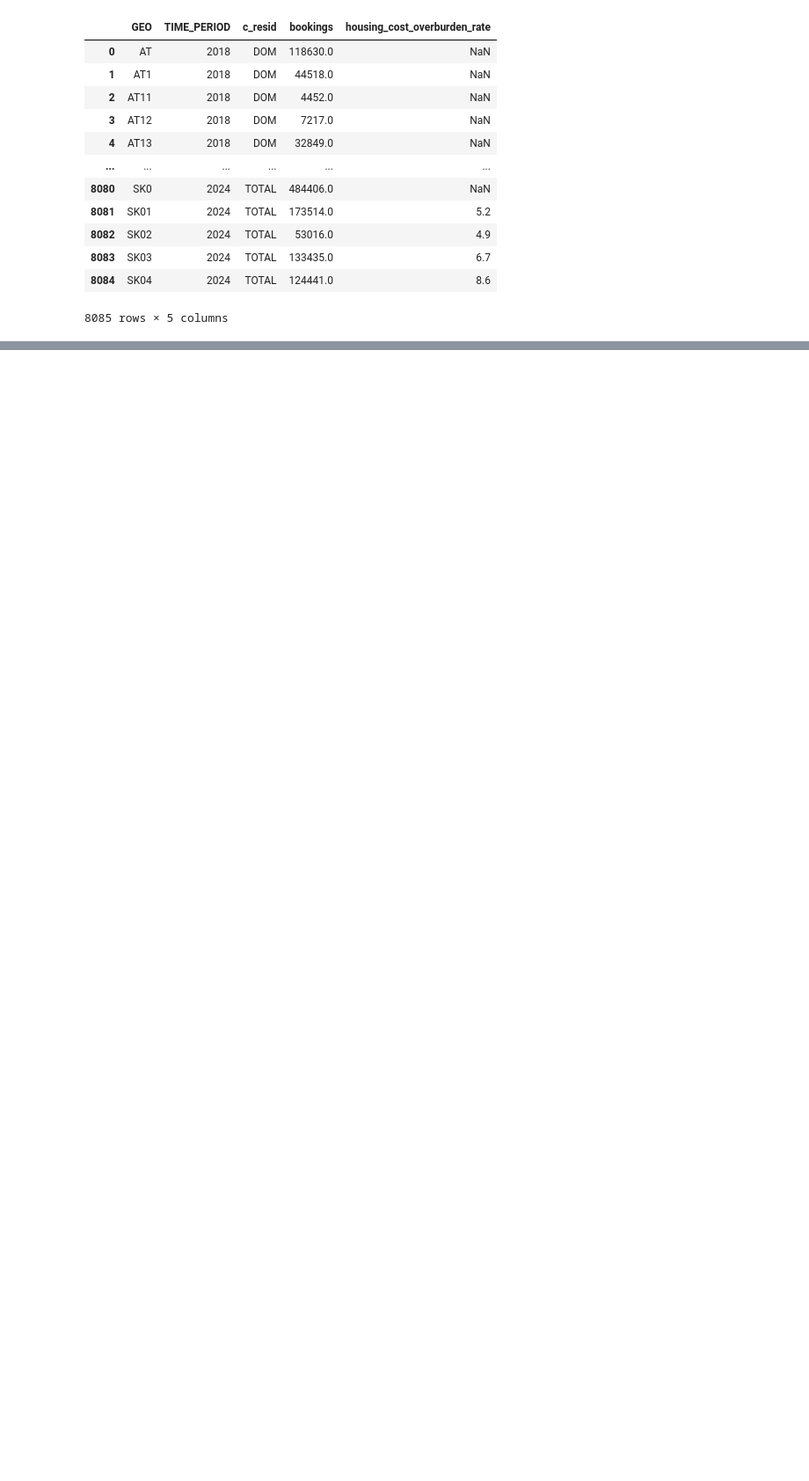
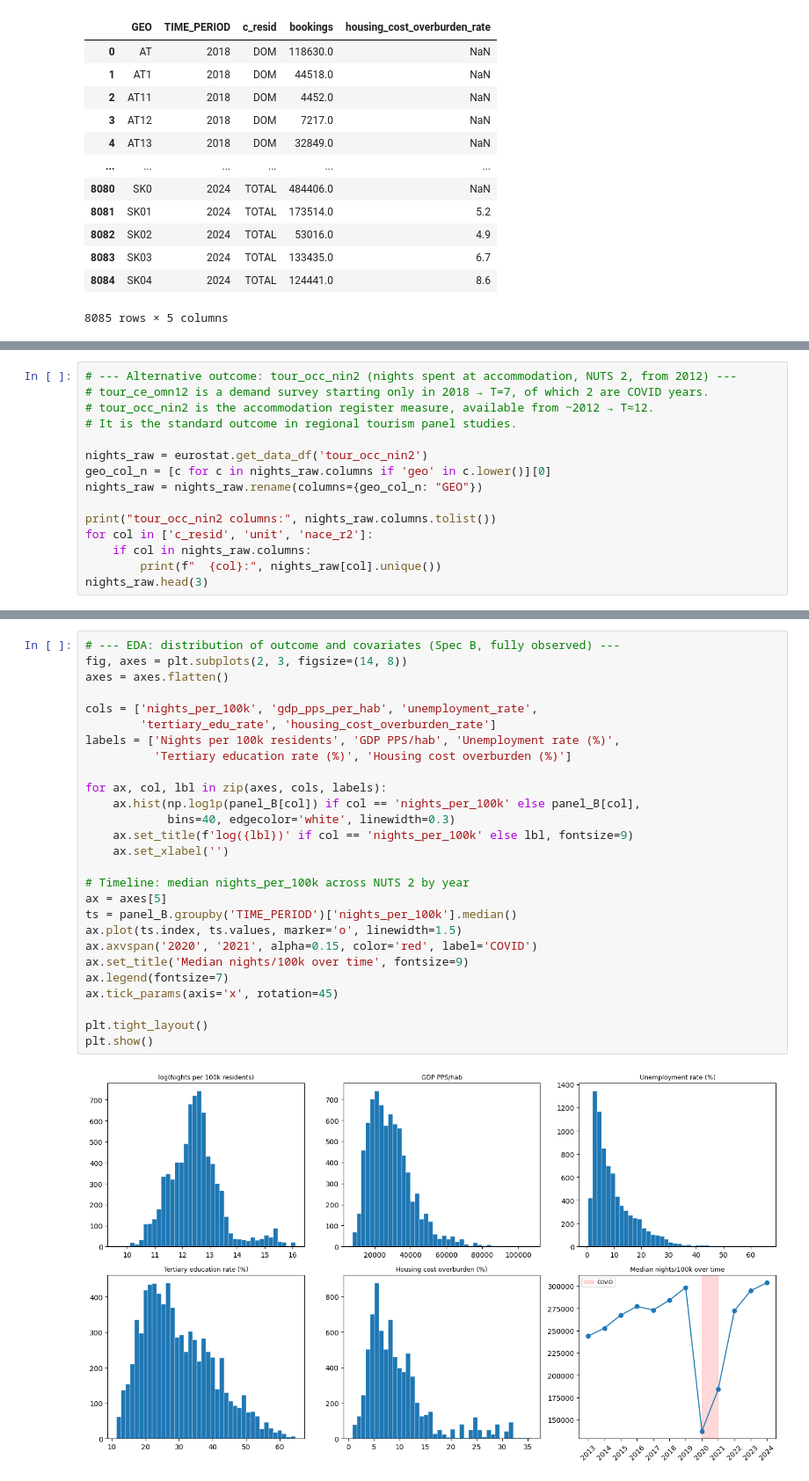
Before and after one commit to hawk-s/tourism_analysis_idea, a Jupyter notebook: analysis.ipynb, the cells around one changed output, grey strips where cells are left out. Shown at 88% size. Saved outputs shown, nothing was run; the diff lists cells and outputs as text; blank space fills up the shorter version.

```diff
--- a/analysis.ipynb
+++ b/analysis.ipynb
@@ -149,0 +503,15 @@ Coverage (non-null housing values): 3444 / 8085
+# %%
+# --- Alternative outcome: tour_occ_nin2 (nights spent at accommodation, NUTS 2, from 2012) ---
+# tour_ce_omn12 is a demand survey starting only in 2018 → T=7, of which 2 are COVID years.
+# tour_occ_nin2 is the accommodation register measure, available from ~2012 → T≈12.
+# It is the standard outcome in regional tourism panel studies.
+
+nights_raw = eurostat.get_data_df('tour_occ_nin2')
+geo_col_n = [c for c in nights_raw.columns if 'geo' in c.lower()][0]
+nights_raw = nights_raw.rename(columns={geo_col_n: "GEO"})
+
+print("tour_occ_nin2 columns:", nights_raw.columns.tolist())
+for col in ['c_resid', 'unit', 'nace_r2']:
+    if col in nights_raw.columns:
+        print(f"  {col}:", nights_raw[col].unique())
+nights_raw.head(3)
@@ -149,0 +681,29 @@ Coverage (non-null housing values): 3444 / 8085
+# %%
+# --- EDA: distribution of outcome and covariates (Spec B, fully observed) ---
+fig, axes = plt.subplots(2, 3, figsize=(14, 8))
+axes = axes.flatten()
+
+cols = ['nights_per_100k', 'gdp_pps_per_hab', 'unemployment_rate',
+        'tertiary_edu_rate', 'housing_cost_overburden_rate']
+labels = ['Nights per 100k residents', 'GDP PPS/hab', 'Unemployment rate (%)',
+          'Tertiary education rate (%)', 'Housing cost overburden (%)']
+
+for ax, col, lbl in zip(axes, cols, labels):
+    ax.hist(np.log1p(panel_B[col]) if col == 'nights_per_100k' else panel_B[col],
+            bins=40, edgecolor='white', linewidth=0.3)
+    ax.set_title(f'log({lbl})' if col == 'nights_per_100k' else lbl, fontsize=9)
+    ax.set_xlabel('')
+
+# Timeline: median nights_per_100k across NUTS 2 by year
+ax = axes[5]
+ts = panel_B.groupby('TIME_PERIOD')['nights_per_100k'].median()
+ax.plot(ts.index, ts.values, marker='o', linewidth=1.5)
+ax.axvspan('2020', '2021', alpha=0.15, color='red', label='COVID')
+ax.set_title('Median nights/100k over time', fontsize=9)
+ax.legend(fontsize=7)
+ax.tick_params(axis='x', rotation=45)
+
+plt.tight_layout()
+plt.show()
+# %% [output]
+[figure, added]
```
Also changed, not shown: parts of 22 cells of this notebook.
